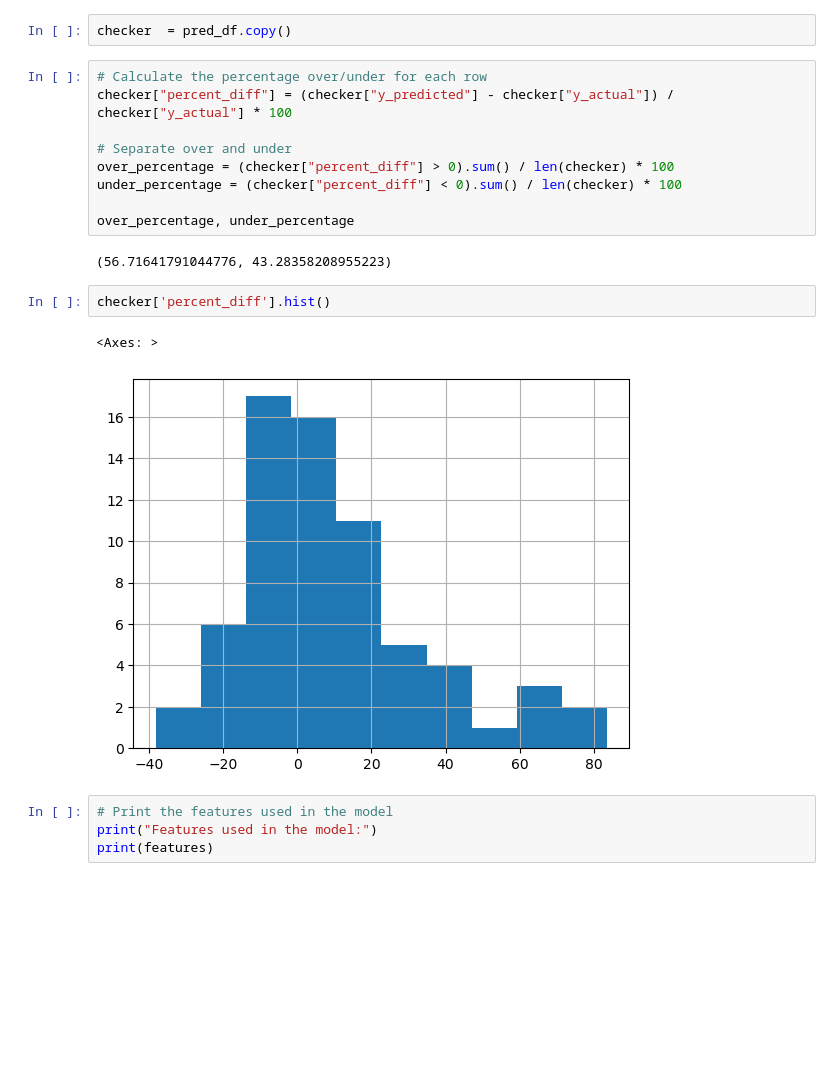
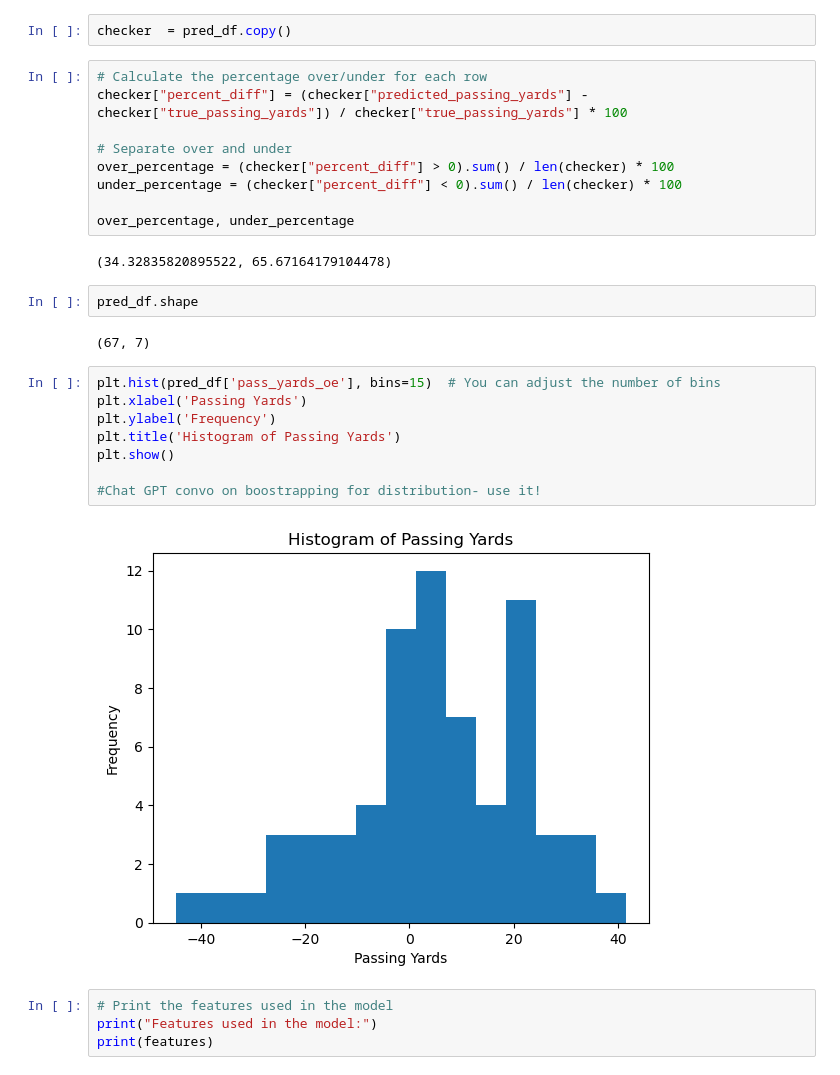
Before and after one commit to bhuggard/CheckTheCover, a Jupyter notebook: heysusan.ipynb, the cells around one changed output. Saved outputs shown, nothing was run; the diff lists cells and outputs as text; blank space fills up the shorter version.

```diff
--- a/heysusan.ipynb
+++ b/heysusan.ipynb
@@ -468,7 +483,7 @@ pred_df.head(50)
 checker  = pred_df.copy()
 # %%
 # Calculate the percentage over/under for each row
-checker["percent_diff"] = (checker["y_predicted"] - checker["y_actual"]) / checker["y_actual"] * 100
+checker["percent_diff"] = (checker["predicted_passing_yards"] - checker["true_passing_yards"]) / checker["true_passing_yards"] * 100
 
 # Separate over and under
 over_percentage = (checker["percent_diff"] > 0).sum() / len(checker) * 100
@@ -476,12 +491,21 @@ under_percentage = (checker["percent_diff"] < 0).sum() / len(checker) * 100
 
 over_percentage, under_percentage
 # %% [output]
-(56.71641791044776, 43.28358208955223)
+(34.32835820895522, 65.67164179104478)
-# %%
-checker['percent_diff'].hist()
-# %% [output]
-<Axes: >
-[figure, removed]
+# %%
+pred_df.shape
+# %% [output]
+(67, 7)
+# %%
+plt.hist(pred_df['pass_yards_oe'], bins=15)  # You can adjust the number of bins
+plt.xlabel('Passing Yards')
+plt.ylabel('Frequency')
+plt.title('Histogram of Passing Yards')
+plt.show()
+
+#Chat GPT convo on boostrapping for distribution- use it!
+# %% [output]
+[figure, added]
 # %%
 # Print the features used in the model
 print("Features used in the model:")
```
Also changed, not shown: parts of 7 cells of this notebook.
